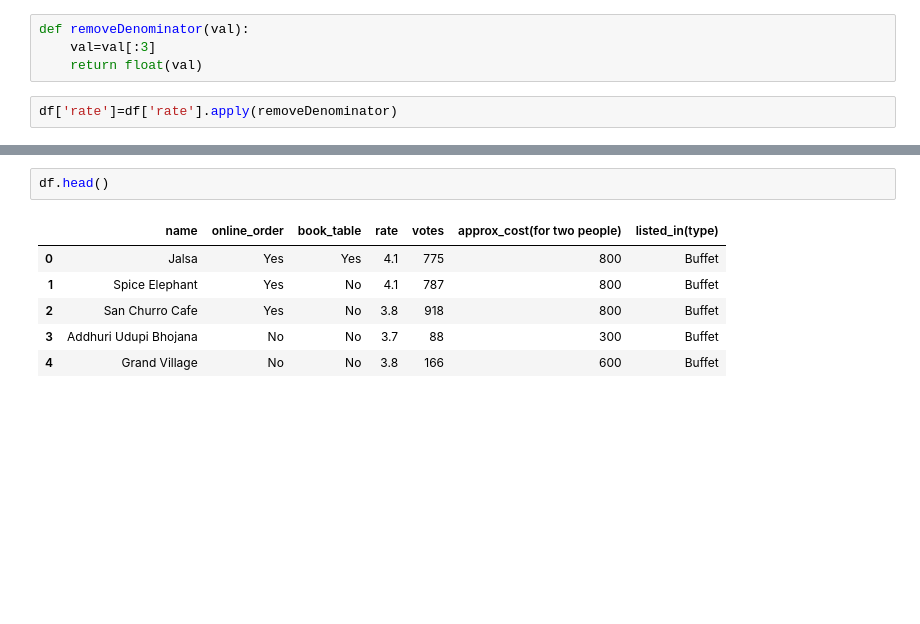
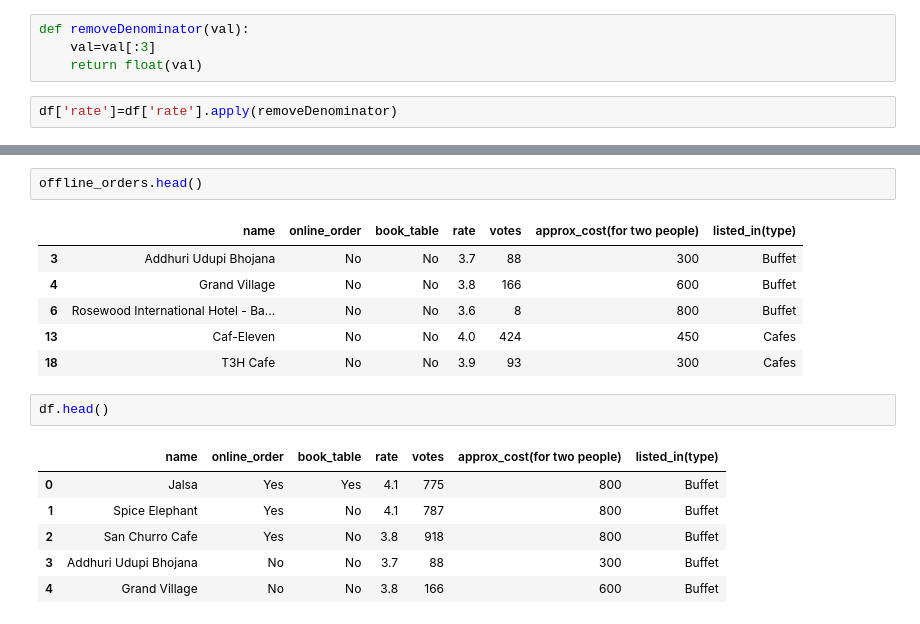
Before and after one commit to Jaggi0504/ZomatoDataAnalysis, a Jupyter notebook: main.ipynb, the cells around one changed output, grey strips where cells are left out. Cells and saved outputs as stored; diff of their text form; blank space fills up the shorter version.

```diff
--- a/main.ipynb
+++ b/main.ipynb
@@ -65,3 +87,12 @@ df['rate']=df['rate'].apply(removeDenominator)
+# %%
+offline_orders.head()
+# %% [output]
+|  | name | online_order | book_table | rate | votes | approx_cost(for two people) | listed_in(type) |
+| 3 | Addhuri Udupi Bhojana | No | No | 3.7 | 88 | 300 | Buffet |
+| 4 | Grand Village | No | No | 3.8 | 166 | 600 | Buffet |
+| 6 | Rosewood International Hotel - Ba... | No | No | 3.6 | 8 | 800 | Buffet |
+| 13 | Caf-Eleven | No | No | 4.0 | 424 | 450 | Cafes |
+| 18 | T3H Cafe | No | No | 3.9 | 93 | 300 | Cafes |
 # %%
 df.head()
 # %% [output]
```
Also changed, not shown: parts of 8 cells of this notebook.
